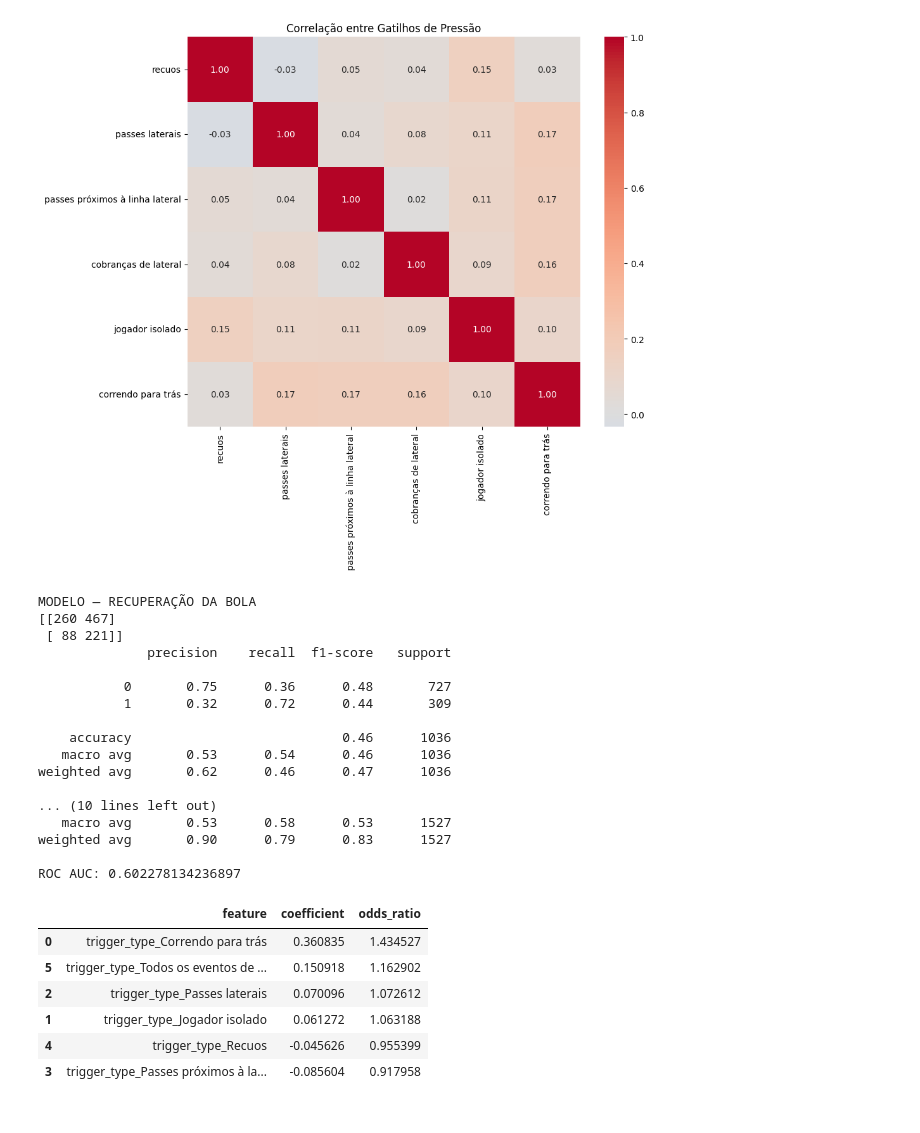
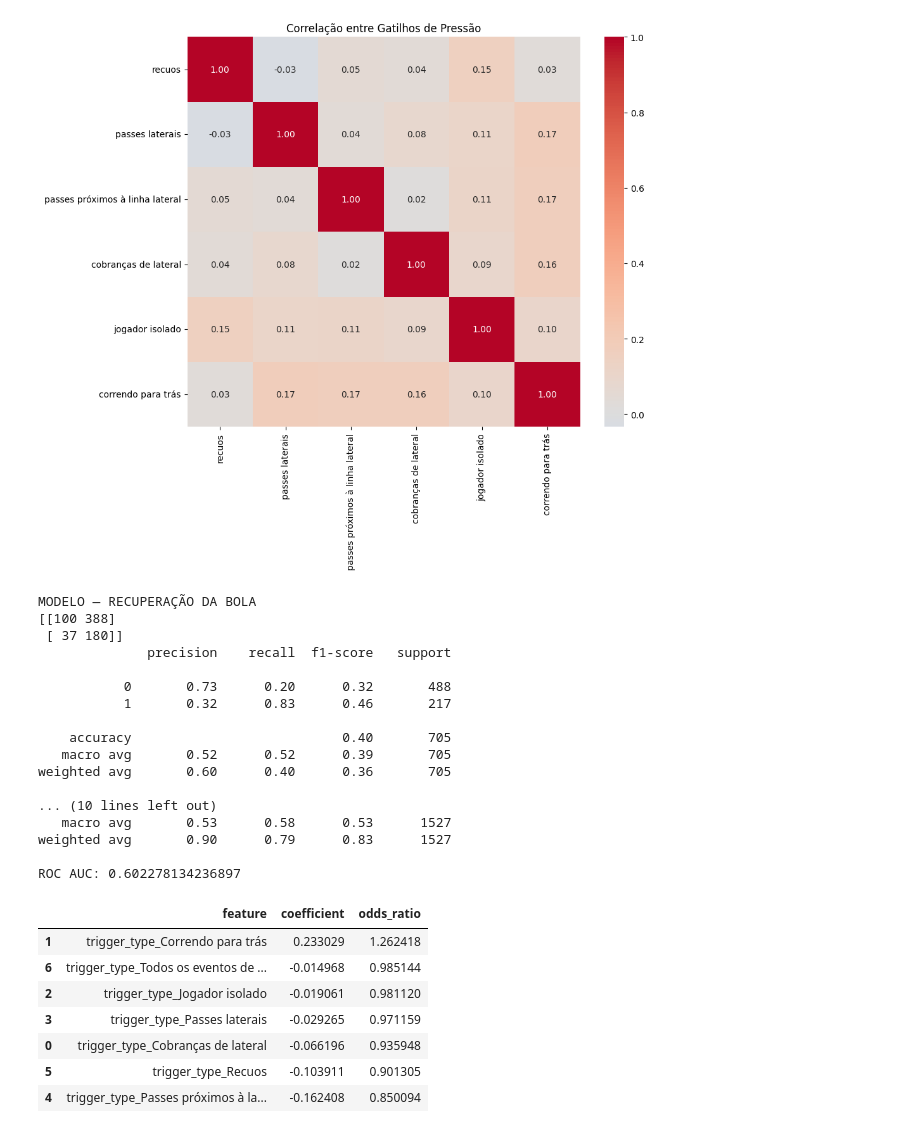
Before and after one commit to AbraaoCG/SoccerPressing, a Jupyter notebook: triggers_v0.ipynb, the cells around one changed output. Cells and saved outputs as stored; diff of their text form; code cells hidden in the pictures.

```diff
--- a/triggers_v0.ipynb
+++ b/triggers_v0.ipynb
@@ -106,7 +106,8 @@ Eventos de passes: 54819
 # %%
 # Separando os eventos que caracterizam uma pressão coletiva
 
-PRESSURE_WINDOW = 10
+PRESSURE_WINDOW = 5
+RECOVERY_MAX_DISTANCE = 5
 
 pressures = pressures.sort_values(['match_id', 'period', 't', 'index']).copy()
 pressures['pressure_event_id'] = pressures['id']
@@ -145,7 +146,7 @@ def get_events_after_pressure(row, df=events_sorted, window=PRESSURE_WINDOW):
     return window_events
 
 def has_next_team_pressure(row, df=pressures, window=PRESSURE_WINDOW):
-    """Verifica se há nova pressão da mesma equipe por outro jogador nos 10s seguintes."""
+    """Verifica se há nova pressão da mesma equipe por outro jogador nos 5s seguintes."""
     mask = (
         (df['match_id'] == row['match_id']) &
         (df['period'] == row['period']) &
@@ -161,7 +162,7 @@ def has_next_team_pressure(row, df=pressures, window=PRESSURE_WINDOW):
     return bool(mask.any())
 
 def has_recovery_within_window(row, window=PRESSURE_WINDOW):
-    """Verifica se o time que pressiona recupera a posse nos 10s seguintes."""
+    """Verifica se o time que pressiona recupera a posse nos 5s seguintes."""
     window_events = get_events_after_pressure(row, window=window)
 
     if window_events.empty:
@@ -740,8 +741,8 @@ if 'team_pressures_base_with_context' in globals():
 # Gatilhos derivados de passes
 passing_triggers = add_recovered_column(passing_triggers, 'Todos os gatilhos após passe')
 backpasses = add_recovered_column(backpasses, 'Recuos')
-lateral_passes = add_recovered_column(lateral_passes, 'Passes laterais')
-sideline_passes = add_recovered_column(sideline_passes, 'Passes próximos à linha lateral')
+#lateral_passes = add_recovered_column(lateral_passes, 'Passes laterais')
+#sideline_passes = add_recovered_column(sideline_passes, 'Passes próximos à linha lateral')
 throw_ins = add_recovered_column(throw_ins, 'Cobranças de lateral')
 #gk_passes = add_recovered_column(gk_passes, 'Passes para o goleiro')
 body_angle_passes = add_recovered_column(body_angle_passes, 'Passe para jogador correndo para trás ou em pivô')
@@ -752,11 +753,11 @@ trigger_summary = pd.DataFrame([
     #{'trigger': 'pressao_coletiva_total', 'n': len(team_pressures_base), 'recovered_n': int(team_pressures_base['recovered'].sum()), 'recovered_rate': team_pressures_base['recovered'].mean()},
     {'trigger': 'gatilhos_apos_passe', 'n': len(passing_triggers), 'recovered_n': int(passing_triggers['recovered'].sum()), 'recovered_rate': passing_triggers['recovered'].mean()},
     {'trigger': 'recuos', 'n': len(backpasses), 'recovered_n': int(backpasses['recovered'].sum()), 'recovered_rate': backpasses['recovered'].mean()},
-    {'trigger': 'passes_laterais', 'n': len(lateral_passes), 'recovered_n': int(lateral_passes['recovered'].sum()), 'recovered_rate': lateral_passes['recovered'].mean()},
-    {'trigger': 'passes_linha_lateral', 'n': len(sideline_passes), 'recovered_n': int(sideline_passes['recovered'].sum()), 'recovered_rate': sideline_passes['recovered'].mean()},
+    #{'trigger': 'passes_laterais', 'n': len(lateral_passes), 'recovered_n': int(lateral_passes['recovered'].sum()), 'recovered_rate': lateral_passes['recovered'].mean()},
+    #{'trigger': 'passes_linha_lateral', 'n': len(sideline_passes), 'recovered_n': int(sideline_passes['recovered'].sum()), 'recovered_rate': sideline_passes['recovered'].mean()},
     {'trigger': 'cobrancas_lateral', 'n': len(throw_ins), 'recovered_n': int(throw_ins['recovered'].sum()), 'recovered_rate': throw_ins['recovered'].mean()},
     #{'trigger': 'passes_para_goleiro', 'n': len(gk_passes), 'recovered_n': int(gk_passes['recovered'].sum()), 'recovered_rate': gk_passes['recovered'].mean()},
-    {'trigger': 'recepcao_correndo_para_tras_ou_pivo', 'n': len(body_angle_passes), 'recovered_n': int(body_angle_passes['recovered'].sum()), 'recovered_rate': body_angle_passes['recovered'].mean()},
+    {'trigger': 'recepcao_correndo_para_tras', 'n': len(body_angle_passes), 'recovered_n': int(body_angle_passes['recovered'].sum()), 'recovered_rate': body_angle_passes['recovered'].mean()},
     {'trigger': 'jogadores_isolados', 'n': len(open_area_passes), 'recovered_n': int(open_area_passes['recovered'].sum()), 'recovered_rate': open_area_passes['recovered'].mean()},
 ])
 
@@ -999,7 +996,7 @@ trigger_sets = {
     "Passes laterais": lateral_passes,
     "Passes próximos à lateral": sideline_passes,
     "Cobranças de lateral": throw_ins,
-    "Passes para goleiro": gk_passes,
+    #"Passes para goleiro": gk_passes,
     "Jogador isolado": open_area_passes,
     "Correndo para trás": body_angle_passes
 }
@@ -1206,8 +1187,8 @@ def build_model_base(trigger_sets):
 
 trigger_sets = {
     "Recuos": backpasses,
-    "Passes laterais": lateral_passes,
-    "Passes próximos à lateral": sideline_passes,
+    #"Passes laterais": lateral_passes,
+    #"Passes próximos à lateral": sideline_passes,
     "Cobranças de lateral": throw_ins,
     #"Passes para goleiro": gk_passes,
     "Jogador isolado": open_area_passes,
@@ -1222,7 +1203,6 @@ model_df = model_df[
 model_df["recovered"] = model_df["recovered"].astype(int)
 
 feature_columns = ["trigger_type"]
-
 optional_features = [
     #"receiver_speed",
     #"receiver_vx",
@@ -1233,9 +1213,8 @@ for col in optional_features:
         feature_columns.append(col)
 
 X = model_df[feature_columns].copy()
-X = pd.get_dummies(X, columns=["trigger_type"], drop_first=True)
+X = pd.get_dummies(X, columns=["trigger_type"], drop_first=False, dtype=int)
 X = X.fillna(0)
-
 y = model_df["recovered"]
 X_train, X_test, y_train, y_test = train_test_split(
     X,
@@ -1247,7 +1226,7 @@ X_train, X_test, y_train, y_test = train_test_split(
 
 recovery_model = Pipeline([
     ("scaler", StandardScaler()),
-    ("logreg", LogisticRegression(max_iter=1000, class_weight="balanced"))
+    ("logreg", LogisticRegression(penalty='l2', solver='newton-cholesky', max_iter=1000, class_weight="balanced"))
 ])
 
 recovery_model.fit(X_train, y_train)
@@ -1311,7 +1290,7 @@ X_shot = shot_model_df[feature_columns_shot].copy()
 X_shot = pd.get_dummies(
     X_shot,
     columns=["trigger_type"],
-    drop_first=True
+    drop_first=False
 )
 
 X_shot = X_shot.fillna(0)
@@ -1327,7 +1306,7 @@ X_train, X_test, y_train, y_test = train_test_split(
 
 shot_model = Pipeline([
     ("scaler", StandardScaler()),
-    ("logreg", LogisticRegression(max_iter=1000, class_weight="balanced"))
+    ("logreg", LogisticRegression(penalty='l2', solver='newton-cholesky', max_iter=1000, class_weight="balanced"))
 ])
 
 shot_model.fit(X_train, y_train)
@@ -1338,43 +1317,44 @@ y_prob = shot_model.predict_proba(X_test)[:, 1]
 print("MODELO — FINALIZAÇÃO ADVERSÁRIA APÓS FALHA")
 print(confusion_matrix(y_test, y_pred))
 print(classification_report(y_test, y_pred))
 print("ROC AUC:", roc_auc_score(y_test, y_prob))
 
 shot_coefficients = pd.DataFrame({
     "feature": X_shot.columns,
     "coefficient": shot_model.named_steps["logreg"].coef_[0]
 })
 
 shot_coefficients["odds_ratio"] = np.exp(
     shot_coefficients["coefficient"]
 )
 
 shot_coefficients.sort_values(
     "odds_ratio",
     ascending=False
 )
 # %% [output]
 MODELO — RECUPERAÇÃO DA BOLA
-[[260 467]
- [ 88 221]]
+[[100 388]
+ [ 37 180]]
               precision    recall  f1-score   support
 
-           0       0.75      0.36      0.48       727
-           1       0.32      0.72      0.44       309
+           0       0.73      0.20      0.32       488
+           1       0.32      0.83      0.46       217
 
-    accuracy                           0.46      1036
-   macro avg       0.53      0.54      0.46      1036
-weighted avg       0.62      0.46      0.47      1036
+    accuracy                           0.40       705
+   macro avg       0.52      0.52      0.39       705
+weighted avg       0.60      0.40      0.36       705
 
 ... (10 lines left out)
    macro avg       0.53      0.58      0.53      1527
 weighted avg       0.90      0.79      0.83      1527
 
 ROC AUC: 0.602278134236897
 |  | feature | coefficient | odds_ratio |
-| 0 | trigger_type_Correndo para trás | 0.360835 | 1.434527 |
-| 5 | trigger_type_Todos os eventos de ... | 0.150918 | 1.162902 |
-| 2 | trigger_type_Passes laterais | 0.070096 | 1.072612 |
-| 1 | trigger_type_Jogador isolado | 0.061272 | 1.063188 |
-| 4 | trigger_type_Recuos | -0.045626 | 0.955399 |
-| 3 | trigger_type_Passes próximos à la... | -0.085604 | 0.917958 |
+| 1 | trigger_type_Correndo para trás | 0.233029 | 1.262418 |
+| 6 | trigger_type_Todos os eventos de ... | -0.014968 | 0.985144 |
+| 2 | trigger_type_Jogador isolado | -0.019061 | 0.981120 |
+| 3 | trigger_type_Passes laterais | -0.029265 | 0.971159 |
+| 0 | trigger_type_Cobranças de lateral | -0.066196 | 0.935948 |
+| 5 | trigger_type_Recuos | -0.103911 | 0.901305 |
+| 4 | trigger_type_Passes próximos à la... | -0.162408 | 0.850094 |
```
Also changed, not shown: parts of 6 cells of this notebook.
